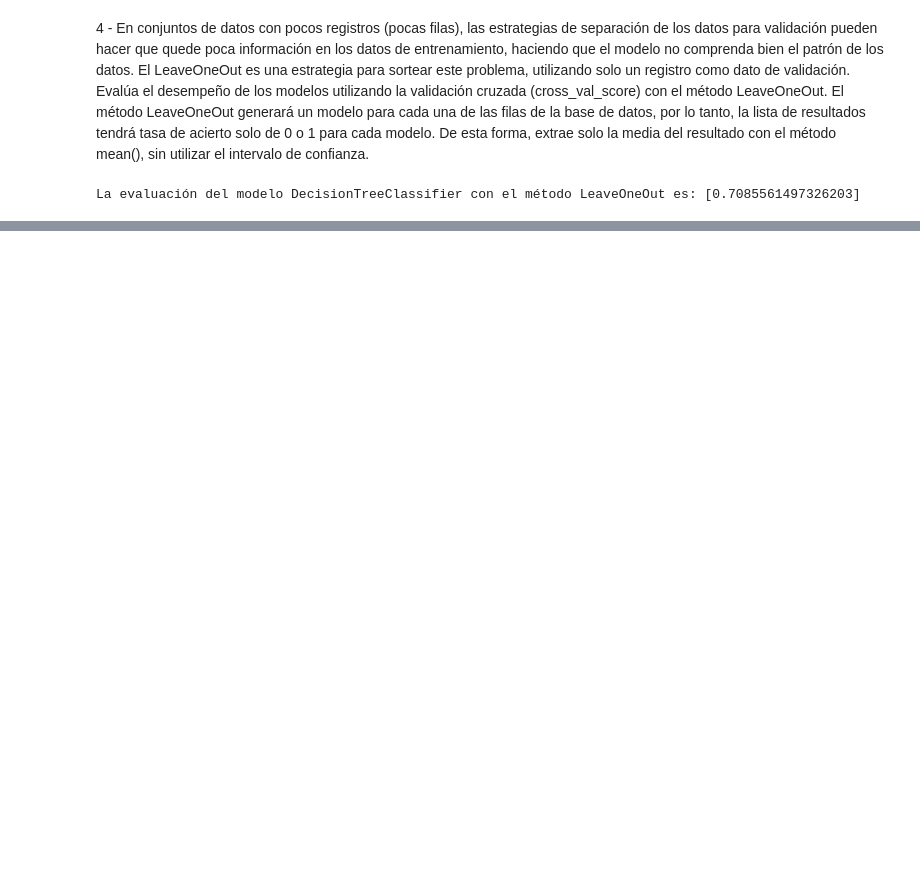
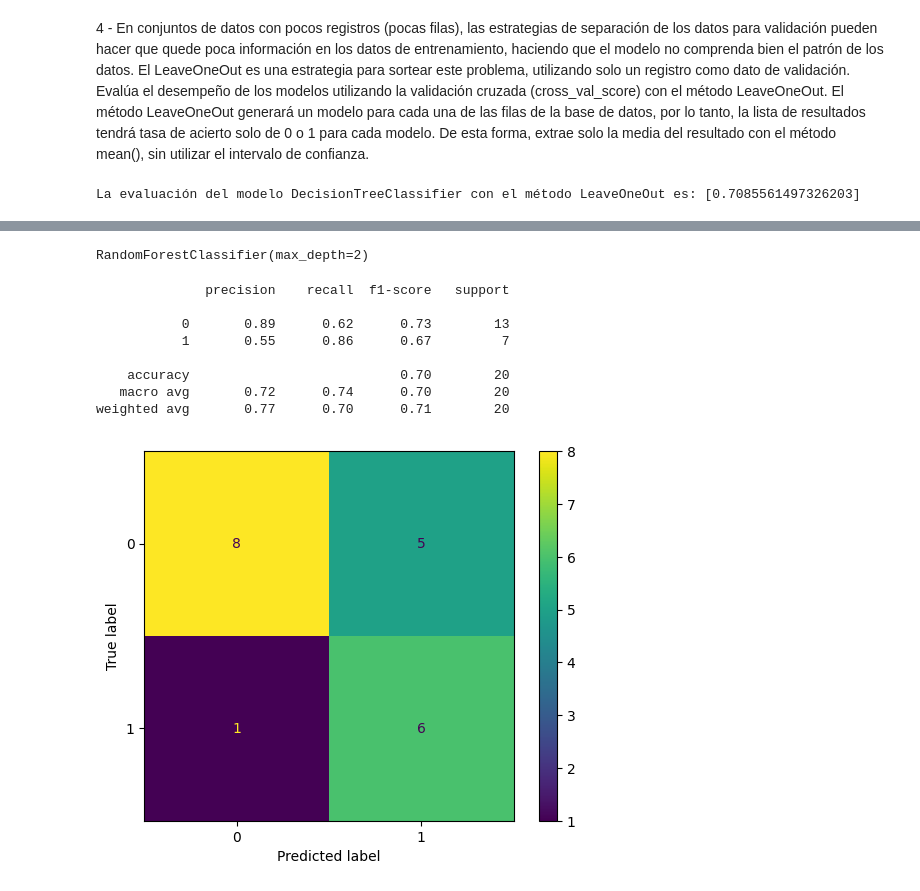
Before and after one commit to MiguelFigueroa02/alura_Machine_Learning, a Jupyter notebook: Ej_Clas_val_ML.ipynb, the cells around one changed output, grey strips where cells are left out. Cells and saved outputs as stored; diff of their text form; code cells hidden in the pictures; blank space fills up the shorter version.

```diff
--- a/Ej_Clas_val_ML.ipynb
+++ b/Ej_Clas_val_ML.ipynb
@@ -255,0 +324,23 @@ La evaluación del modelo RandomForestClassifier con el método LeaveOneOut es:
+# %%
+undersample = NearMiss(version=3)
+x_balanceada, y_balanceada = undersample.fit_resample(X,y)
+# %%
+modelo = RandomForestClassifier(max_depth=2)
+modelo.fit(x_balanceada, y_balanceada)
+# %% [output]
+RandomForestClassifier(max_depth=2)
+# %%
+y_previsto = modelo.predict(X_test)
+
+print(classification_report(y_test, y_previsto))
+ConfusionMatrixDisplay.from_predictions(y_test, y_previsto);
+# %% [output]
+              precision    recall  f1-score   support
+
+           0       0.89      0.62      0.73        13
+           1       0.55      0.86      0.67         7
+
+    accuracy                           0.70        20
+   macro avg       0.72      0.74      0.70        20
+weighted avg       0.77      0.70      0.71        20
+[figure, added]
```
Also changed, not shown: parts of 31 cells of this notebook.
